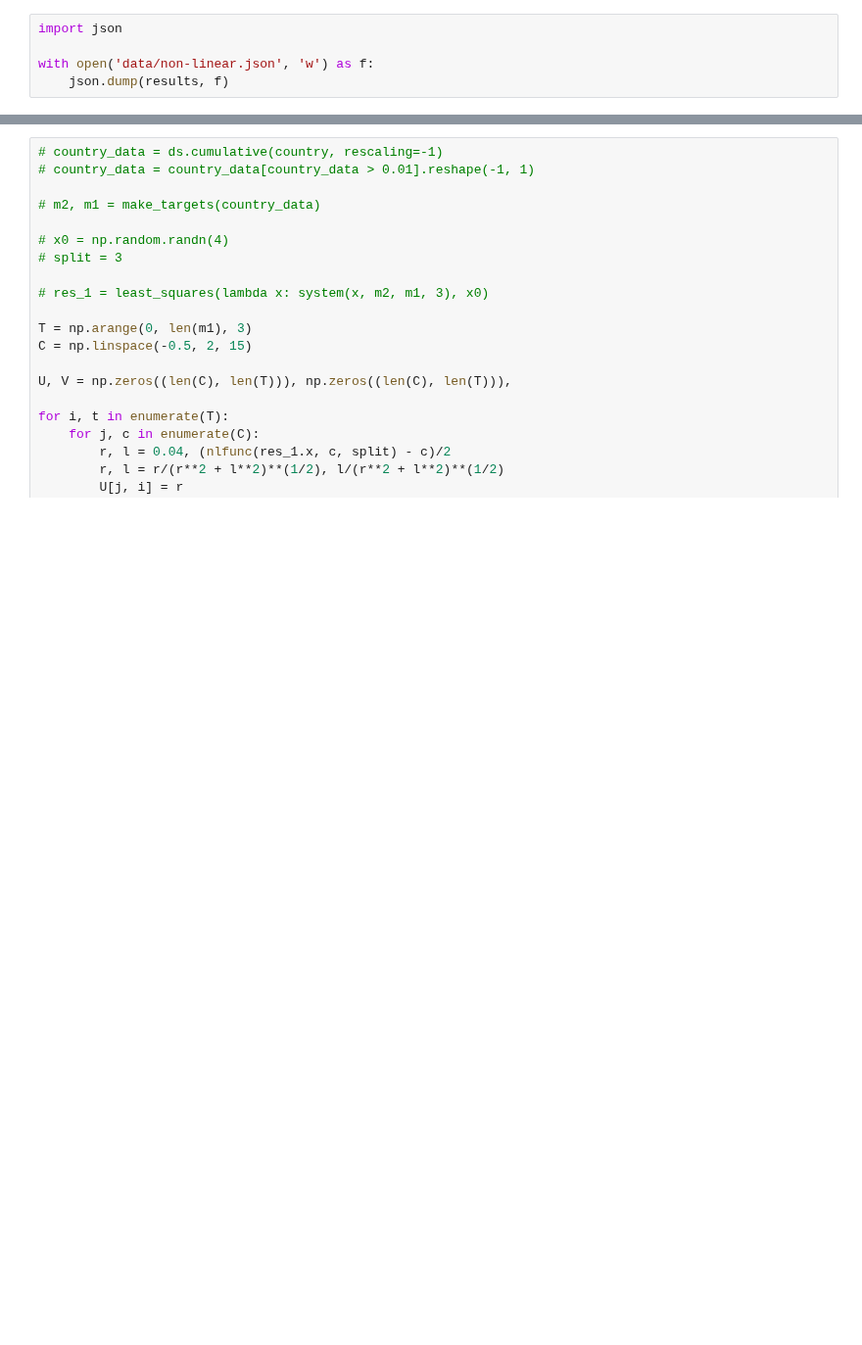
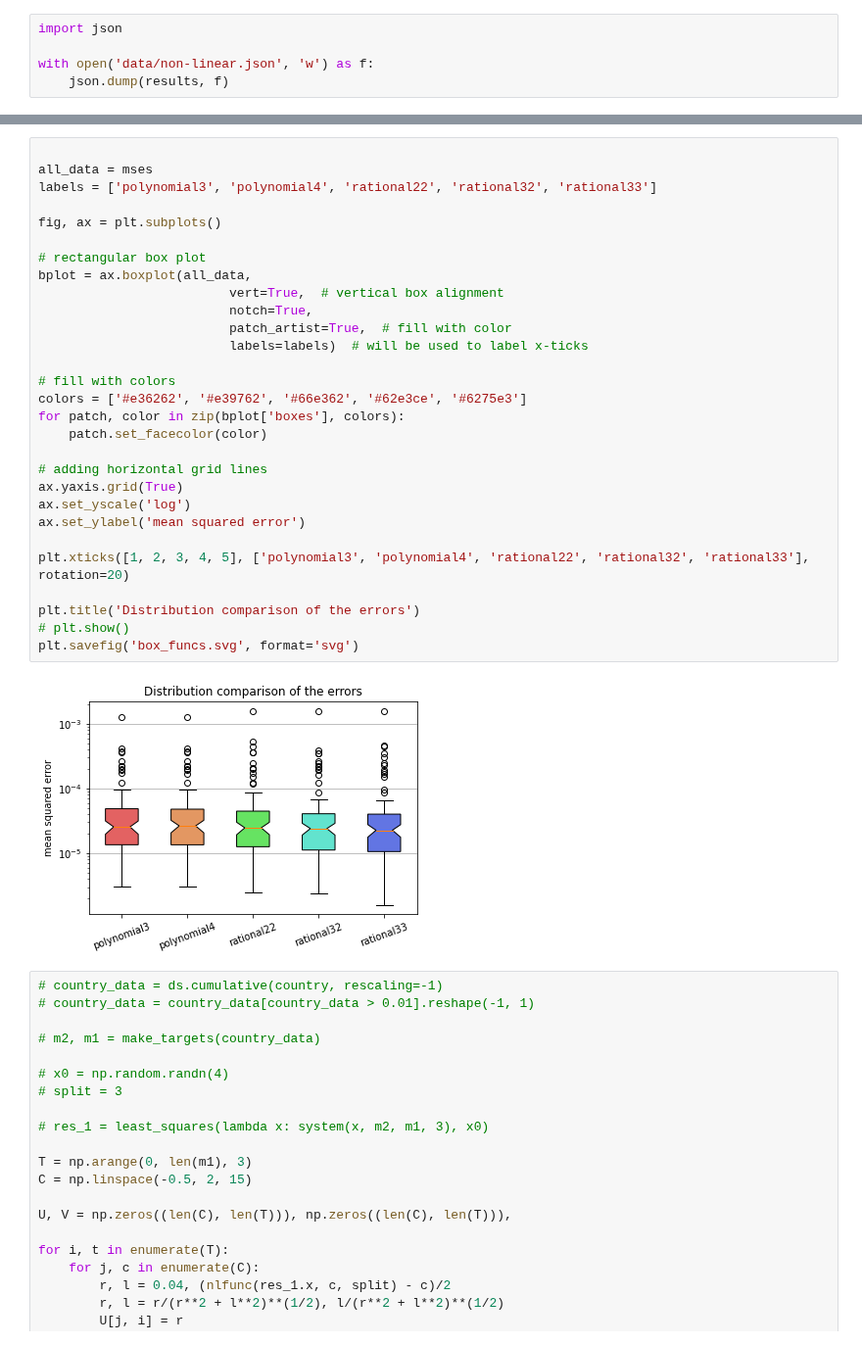
Before and after one commit to Kipre/EUDemographyCleaner, a Jupyter notebook: internship/nonlinear.ipynb, the cells around one changed output, grey strips where cells are left out. Shown at 98% size. Saved outputs shown, nothing was run; the diff lists cells and outputs as text; blank space fills up the shorter version.

```diff
--- a/internship/nonlinear.ipynb
+++ b/internship/nonlinear.ipynb
@@ -228,3 +320,34 @@ with open('data/non-linear.json', 'w') as f:
+# %%
+
+all_data = mses
+labels = ['polynomial3', 'polynomial4', 'rational22', 'rational32', 'rational33']
+
+fig, ax = plt.subplots()
+
+# rectangular box plot
+bplot = ax.boxplot(all_data,
+                         vert=True,  # vertical box alignment
+                         notch=True,
+                         patch_artist=True,  # fill with color
+                         labels=labels)  # will be used to label x-ticks
+
+# fill with colors
+colors = ['#e36262', '#e39762', '#66e362', '#62e3ce', '#6275e3']
+for patch, color in zip(bplot['boxes'], colors):
+    patch.set_facecolor(color)
+
+# adding horizontal grid lines
+ax.yaxis.grid(True)
+ax.set_yscale('log')
+ax.set_ylabel('mean squared error')
+
+plt.xticks([1, 2, 3, 4, 5], ['polynomial3', 'polynomial4', 'rational22', 'rational32', 'rational33'], rotation=20)
+
+plt.title('Distribution comparison of the errors')
+# plt.show()
+plt.savefig('box_funcs.svg', format='svg')
+# %% [output]
+[figure, added]
 # %%
 # country_data = ds.cumulative(country, rescaling=-1)
 # country_data = country_data[country_data > 0.01].reshape(-1, 1)
```
Also changed, not shown: parts of 7 cells of this notebook, 5 other files.
